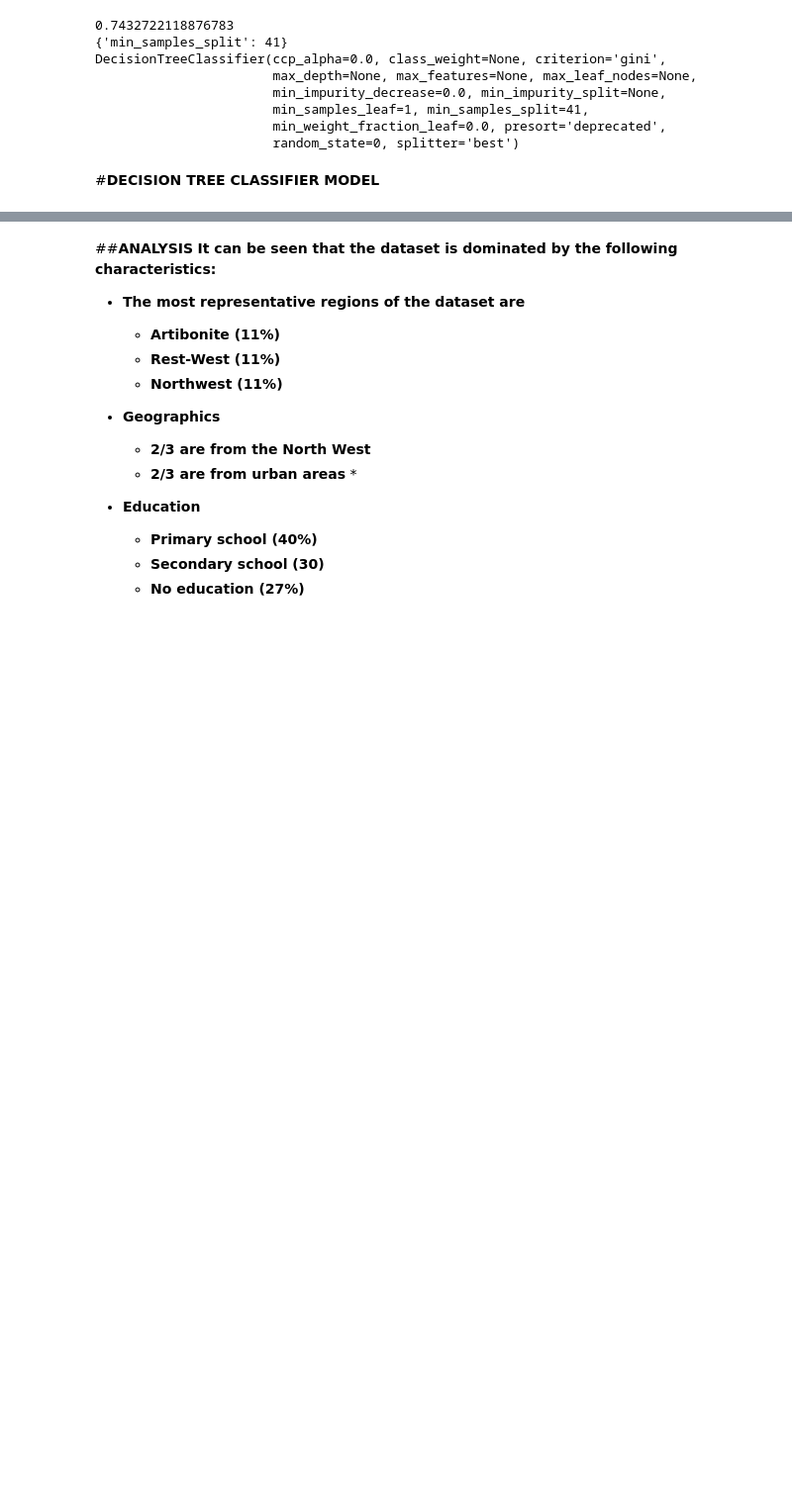
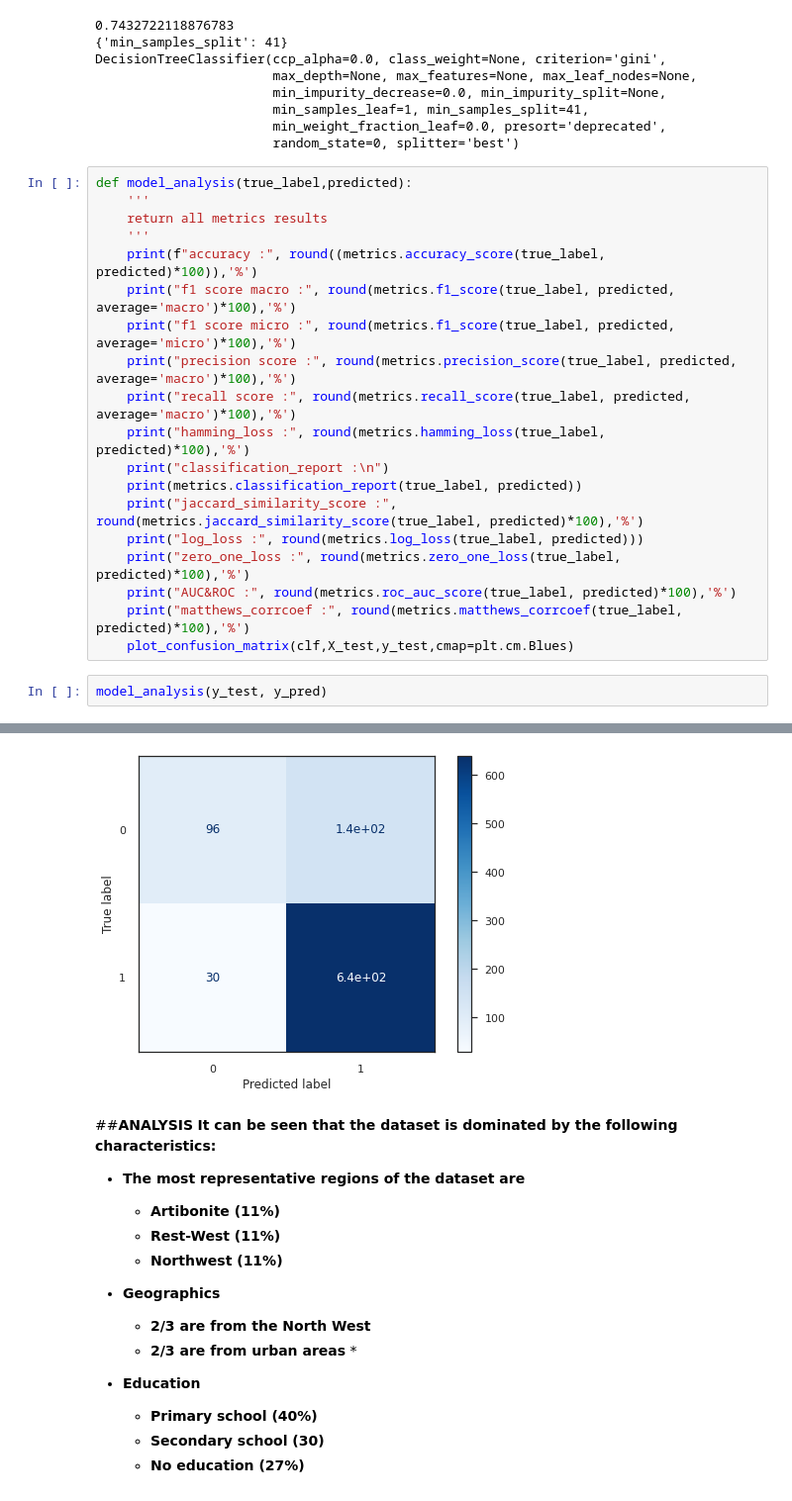
Before and after one commit to MMasson1988/Capstone-s-Project, a Jupyter notebook: Contraceptive_Project_Test.ipynb, the cells around one changed output, grey strips where cells are left out. Shown at 99% size. Drawn from its saved outputs; the diff is of its cells as text; blank space fills up the shorter version.

```diff
--- a/Contraceptive_Project_Test.ipynb
+++ b/Contraceptive_Project_Test.ipynb
@@ -1476,5 +1494,25 @@ DecisionTreeClassifier(ccp_alpha=0.0, class_weight=None, criterion='gini',
                        min_samples_leaf=1, min_samples_split=41,
                        min_weight_fraction_leaf=0.0, presort='deprecated',
                        random_state=0, splitter='best')
-# %% [markdown]
-#**DECISION TREE CLASSIFIER MODEL**
+# %%
+def model_analysis(true_label,predicted):
+    '''
+    return all metrics results
+    '''
+    print(f"accuracy :", round((metrics.accuracy_score(true_label, predicted)*100)),'%')
+    print("f1 score macro :", round(metrics.f1_score(true_label, predicted, average='macro')*100),'%')
+    print("f1 score micro :", round(metrics.f1_score(true_label, predicted, average='micro')*100),'%')
+    print("precision score :", round(metrics.precision_score(true_label, predicted, average='macro')*100),'%')
+    print("recall score :", round(metrics.recall_score(true_label, predicted, average='macro')*100),'%')
+    print("hamming_loss :", round(metrics.hamming_loss(true_label, predicted)*100),'%')
+    print("classification_report :\n")
+    print(metrics.classification_report(true_label, predicted))
+    print("jaccard_similarity_score :", round(metrics.jaccard_similarity_score(true_label, predicted)*100),'%')
+    print("log_loss :", round(metrics.log_loss(true_label, predicted)))
+    print("zero_one_loss :", round(metrics.zero_one_loss(true_label, predicted)*100),'%')
+    print("AUC&ROC :", round(metrics.roc_auc_score(true_label, predicted)*100),'%')
+    print("matthews_corrcoef :", round(metrics.matthews_corrcoef(true_label, predicted)*100),'%')
+    plot_confusion_matrix(clf,X_test,y_test,cmap=plt.cm.Blues)
+# %%
+model_analysis(y_test, y_pred)
+# %% [output]
@@ -1481,3 +1536,4 @@ DecisionTreeClassifier(ccp_alpha=0.0, class_weight=None, criterion='gini',
+[figure, added]
 # %% [markdown]
 ##**ANALYSIS**
 **It can be seen that the dataset is dominated by the following characteristics:**
```
Also changed, not shown: parts of 26 cells of this notebook.
